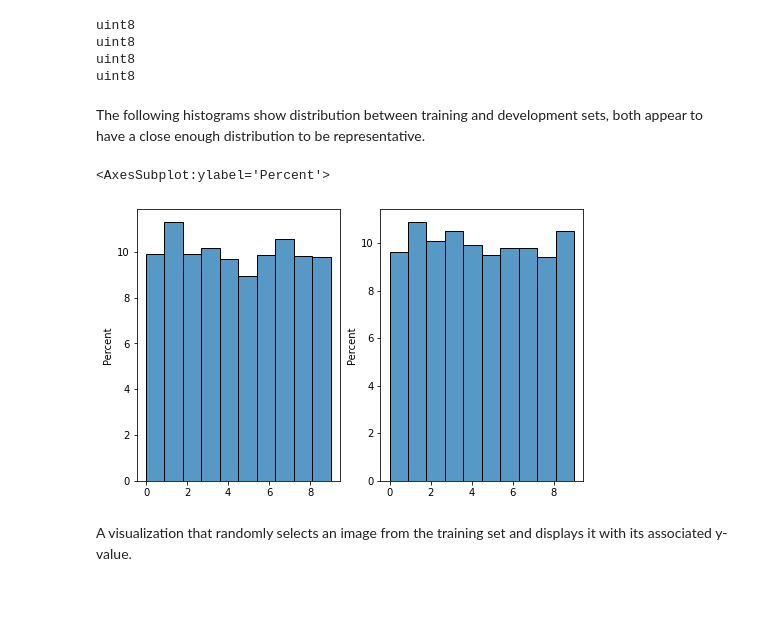
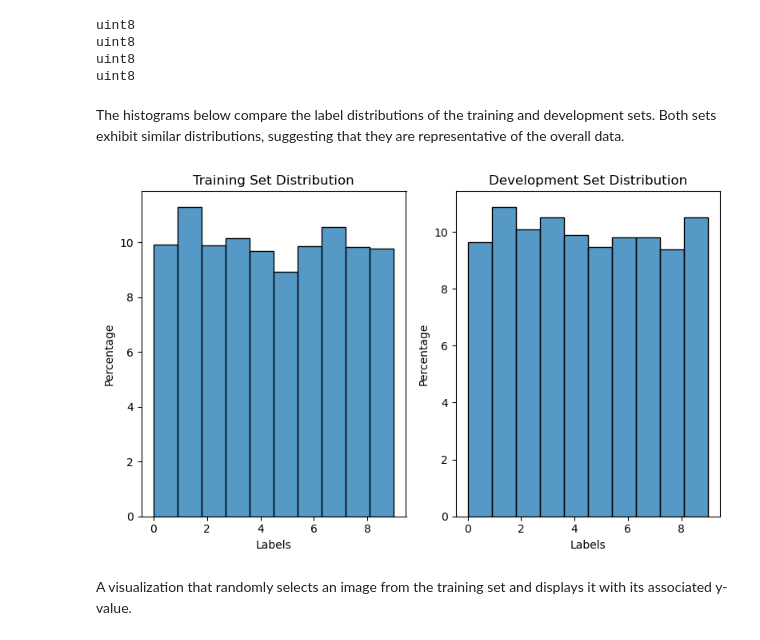
Before and after one commit to acuzzo/image_processing_mnist, a Jupyter notebook: mnist_task.ipynb, the cells around one changed output. Saved outputs shown, nothing was run; the diff lists cells and outputs as text; code cells hidden in the pictures; blank space fills up the shorter version.

```diff
--- a/mnist_task.ipynb
+++ b/mnist_task.ipynb
@@ -65,16 +67,29 @@ uint8
 uint8
 uint8
 uint8
-# %% [markdown]
-The following histograms show distribution between training and development sets, both appear to have a close enough distribution to be representative.
+# %% [markdown]
+The histograms below compare the label distributions of the training and development sets. Both sets exhibit similar distributions, suggesting that they are representative of the overall data.
 # %%
-# hist plot percent, y train compared to y dev
+# Plot histograms to compare the distributions of 'y_train' and 'y_dev' in terms of percentage.
+# This visual comparison helps ensure that both sets have representative distributions.
 fig, ax = plt.subplots(1, 2, figsize=(8, 5))
+
+# Plotting the histogram for y_train
 sns.histplot(y_train, ax=ax[0], stat='percent', bins=10)
+ax[0].set_title('Training Set Distribution')
+ax[0].set_xlabel('Labels')
+ax[0].set_ylabel('Percentage')
+
+# Plotting the histogram for y_dev
 sns.histplot(y_dev, ax=ax[1], stat='percent', bins=10)
+ax[1].set_title('Development Set Distribution')
+ax[1].set_xlabel('Labels')
+ax[1].set_ylabel('Percentage')
+
+plt.tight_layout()
+plt.show()
 # %% [output]
-<AxesSubplot:ylabel='Percent'>
-[figure, old version]
+[figure, new version]
 # %% [markdown]
 A visualization that randomly selects an image from the training set and displays it with its associated y-value.
 # %%
```
Also changed, not shown: parts of 7 cells of this notebook, 1 other file.
